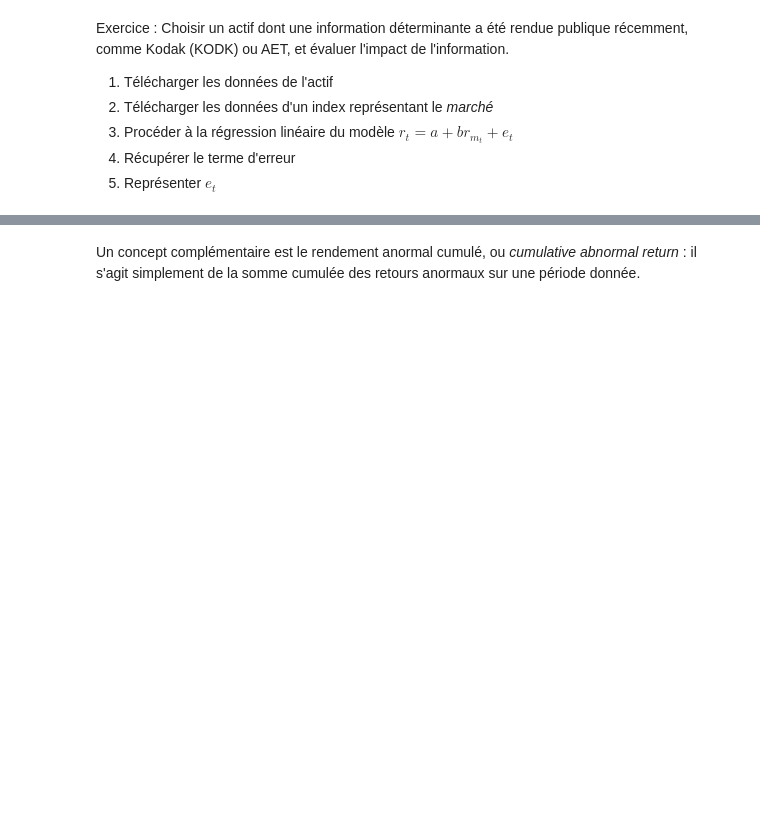
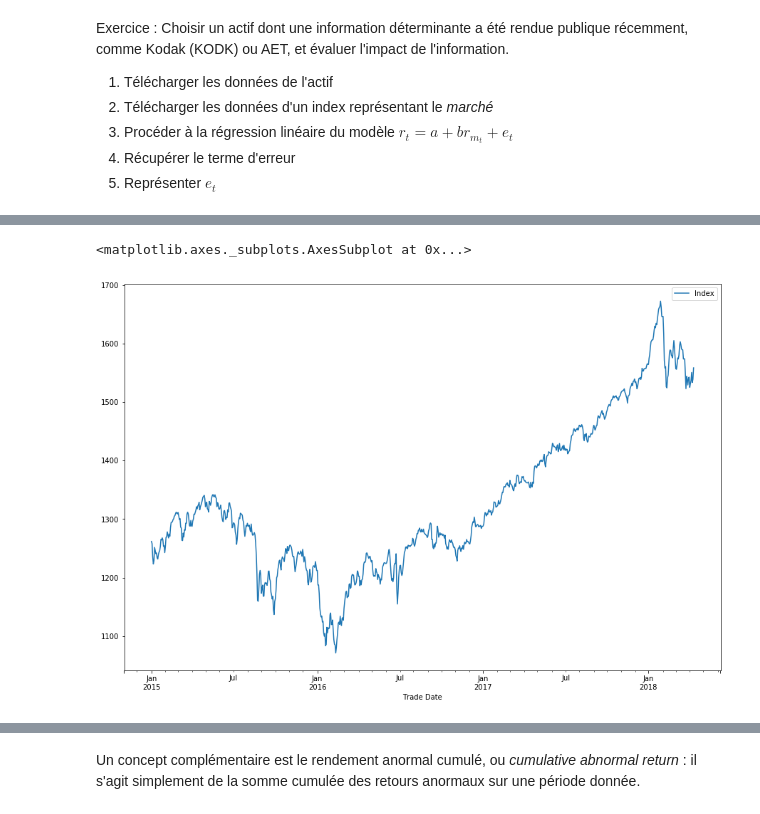
Before and after one commit to nicolasmauhe/theorie_financiere, a Jupyter notebook: Partie_4.ipynb, the cells around one changed output, grey strips where cells are left out. Saved outputs shown, nothing was run; the diff lists cells and outputs as text; code cells hidden in the pictures; blank space fills up the shorter version.

```diff
--- a/Partie_4.ipynb
+++ b/Partie_4.ipynb
@@ -99,0 +121,7 @@ Exercice : Choisir un actif dont une information déterminante a été rendue pu
+# %%
+index = quandl.get('NASDAQOMX/NQGI', start_date = debut, column_index = 1, collapse=frequence)
+index.columns = ['Index']
+index.plot()
+# %% [output]
+<matplotlib.axes._subplots.AxesSubplot at 0x...>
+[figure, added]
```
Also changed, not shown: parts of 10 cells of this notebook.
